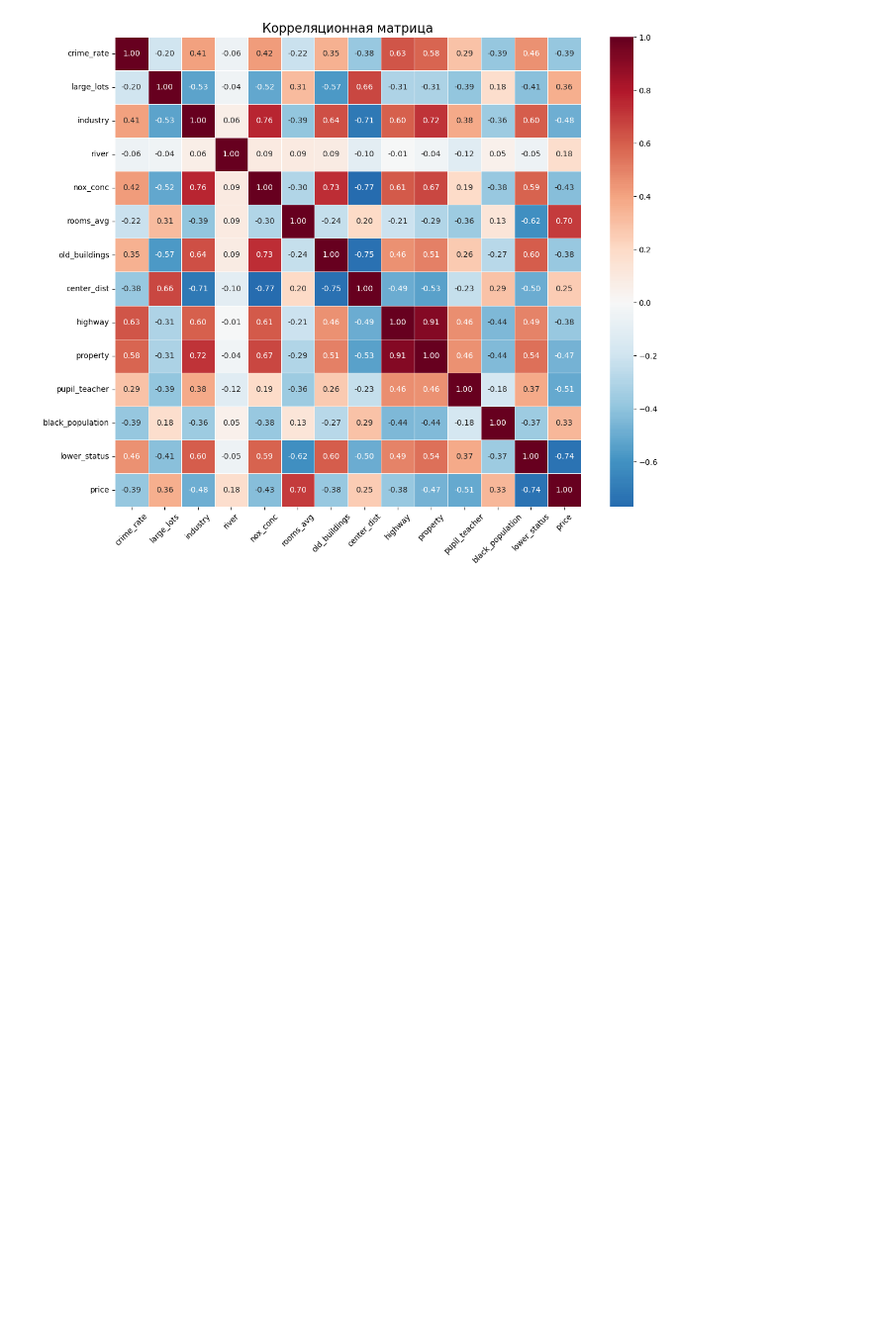
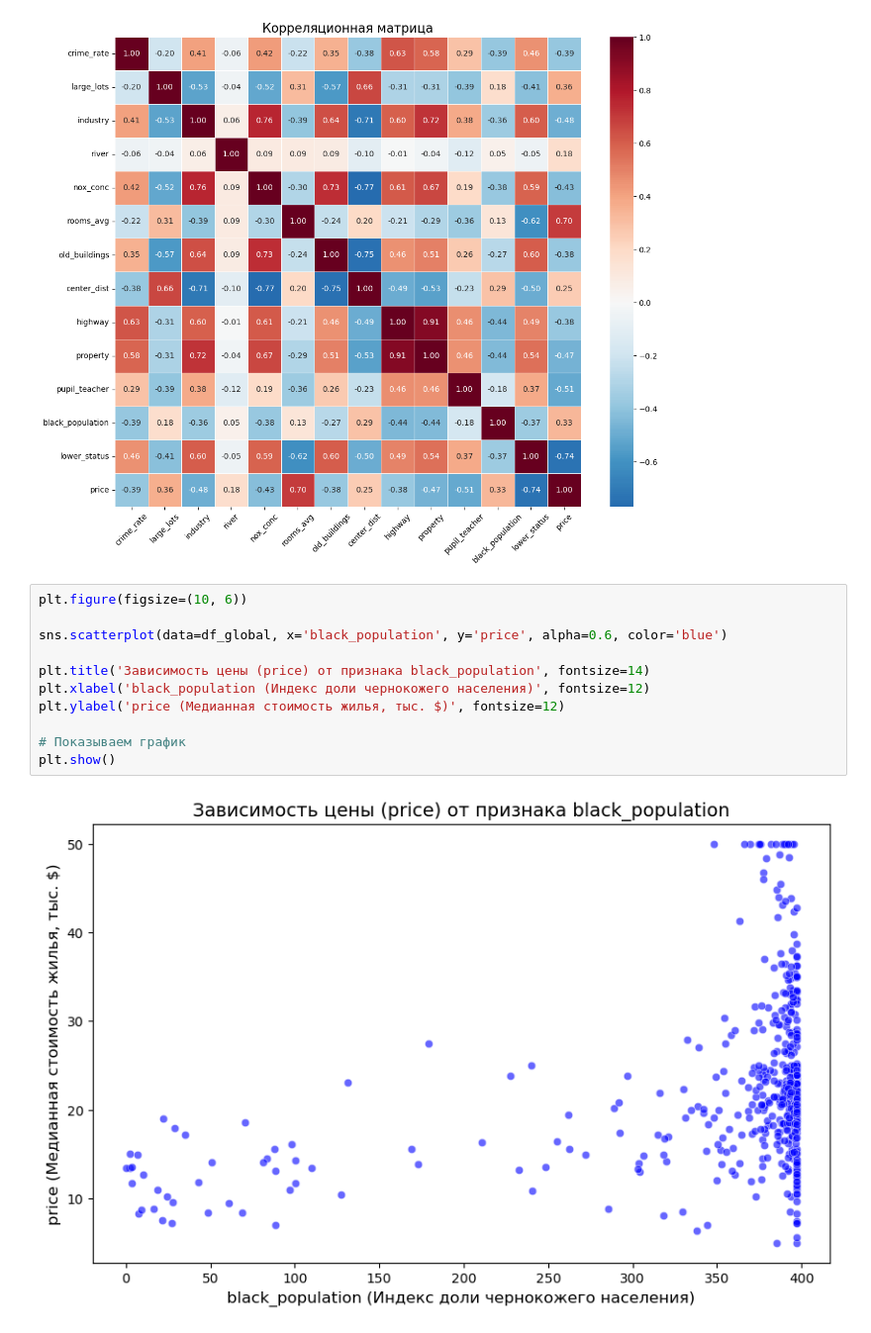
Before and after one commit to VitalyKalinsky/ML-studying, a Jupyter notebook: EDA/EDA_research.ipynb, the cells around one changed output. Shown at 99% size. Saved outputs shown, nothing was run; the diff lists cells and outputs as text; blank space fills up the shorter version.

```diff
--- a/EDA/EDA_research.ipynb
+++ b/EDA/EDA_research.ipynb
@@ -132,3 +132,16 @@ plt.tight_layout()
 plt.show()
 # %% [output]
 [figure]
+# %%
+plt.figure(figsize=(10, 6))
+
+sns.scatterplot(data=df_global, x='black_population', y='price', alpha=0.6, color='blue')
+
+plt.title('Зависимость цены (price) от признака black_population', fontsize=14)
+plt.xlabel('black_population (Индекс доли чернокожего населения)', fontsize=12)
+plt.ylabel('price (Медианная стоимость жилья, тыс. $)', fontsize=12)
+
+# Показываем график
+plt.show()
+# %% [output]
+[figure, added]
```
Also changed, not shown: 2 other files.
